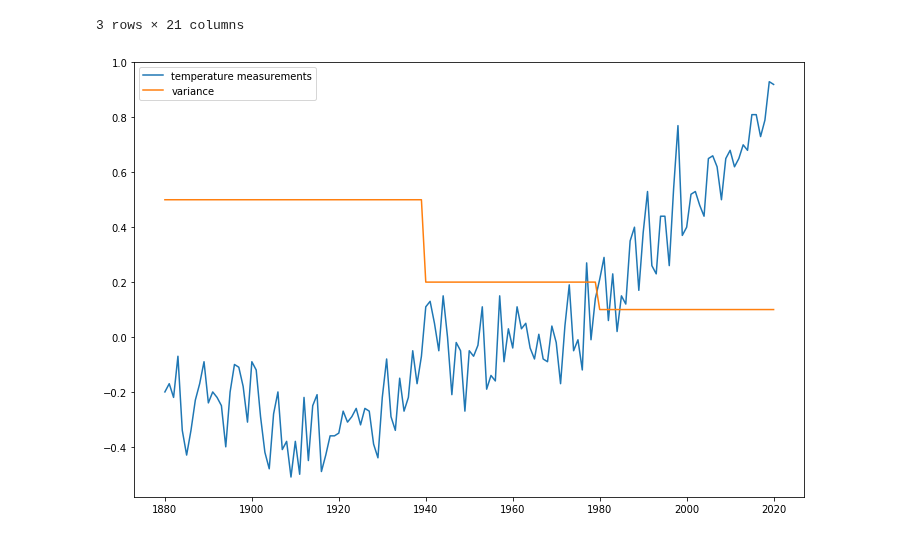
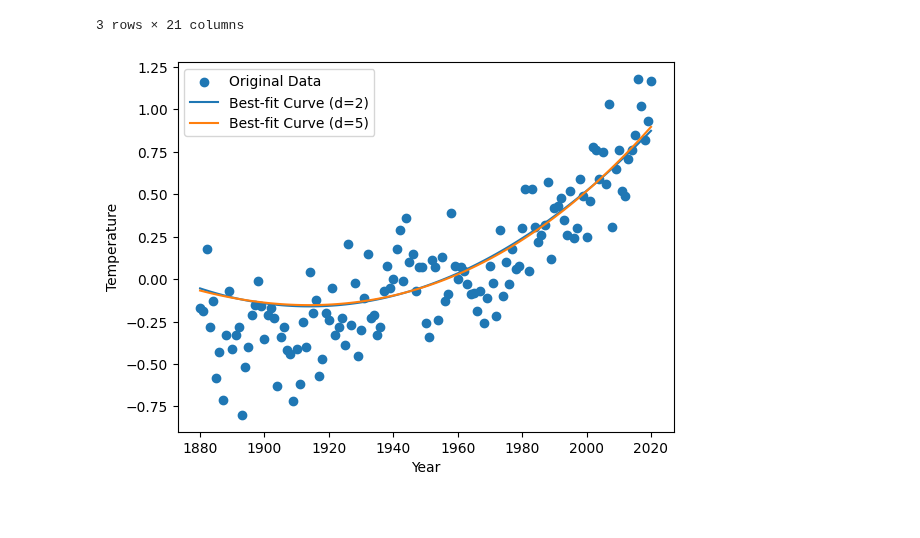
Before and after one commit to aezouhri/Machine_Learning, a Jupyter notebook: Adnane_Ezouhri_HW3/temperature_prediction.ipynb, the cells around one changed output. Saved outputs shown, nothing was run; the diff lists cells and outputs as text; code cells hidden in the pictures.

```diff
--- a/Adnane_Ezouhri_HW3/temperature_prediction.ipynb
+++ b/Adnane_Ezouhri_HW3/temperature_prediction.ipynb
@@ -18,14 +18,43 @@ data.head(3)
 | 1 | 1 | 1881 | -0.19 | -0.13 | 0.04 | 0.06 | 0.07 | -0.17 | 0.02 | -0.02 | ... | ... |
 | 2 | 2 | 1882 | 0.18 | 0.15 | 0.06 | -0.15 | -0.13 | -0.22 | -0.15 | -0.06 | ... | ... |
 3 rows × 21 columns
-# %%
-names = data.columns
-t = data['Year']
-y = data['Jun']
-var = (data['var'])
-fig = plt.figure(figsize=[12,8])
-s=plt.plot(t,y,label='temperature measurements')
-s=plt.plot(t,0.1*var,label='variance')
-s = plt.legend()
-# %% [output]
-[figure, removed]
+# %%
+names = data.columns
+t = data['Year']
+y = data['Jan']
+var = (data['var'])
+
+
+# Define the polynomial model function
+def ypoly(t, a):
+    return np.polyval(a, t)
+
+# Perform the fits for d = 2 and d = 5
+d_values = [2, 5]
+fig, ax = plt.subplots()
+
+# Plot the original data points
+ax.scatter(t, y, label='Original Data')
+
+for d in d_values:
+    # Form the systems of equations
+    A = np.vander(t, d+1)
+    b = y / np.sqrt(var)  # Weighted least-squares
+
+    # Solve the systems of equations
+    a, _, _, _ = np.linalg.lstsq(A, b, rcond=None)
+
+    # Plot the best-fit curve
+    t_fit = np.linspace(t.min(), t.max(), 100)
+    y_fit = ypoly(t_fit, a)
+    ax.plot(t_fit, y_fit, label=f'Best-fit Curve (d={d})')
+
+# Add labels and legends
+ax.set_xlabel('Year')
+ax.set_ylabel('Temperature')
+ax.legend()
+
+# Show the plot
+plt.show()
+# %% [output]
+[figure, added]
```
